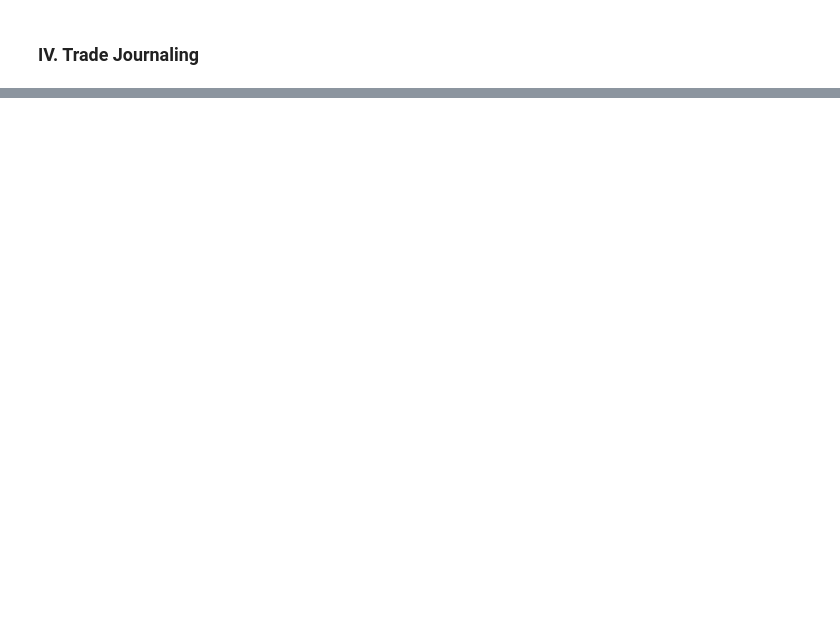
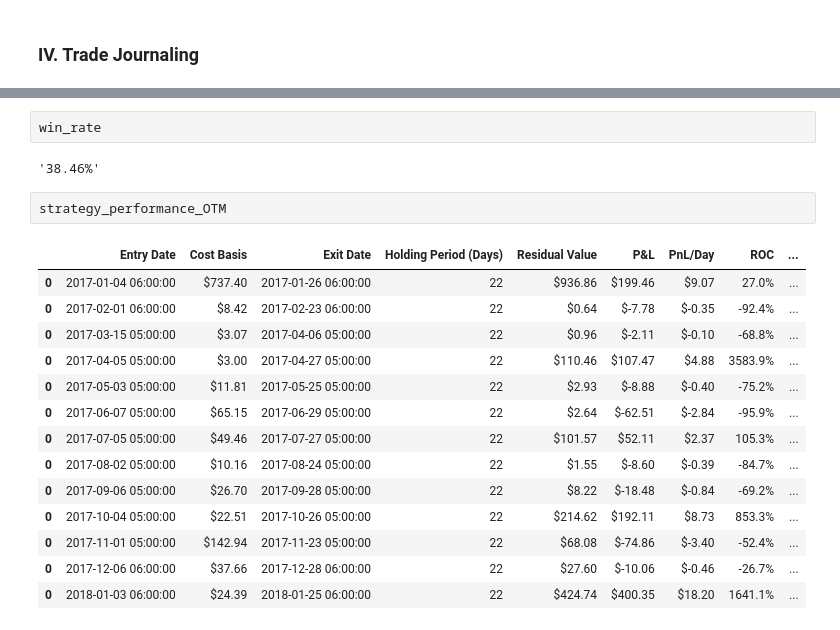
Before and after one commit to chen-albert-liang/Optegic, a Jupyter notebook: BullishStrategy/Long Call Option.ipynb, the cells around one changed output, grey strips where cells are left out. Drawn from its saved outputs; the diff is of its cells as text; blank space fills up the shorter version.

```diff
--- a/BullishStrategy/Long Call Option.ipynb
+++ b/BullishStrategy/Long Call Option.ipynb
@@ -104,0 +226,21 @@ payoff_calc.strategy_summary
+# %%
+win_rate
+# %% [output]
+'38.46%'
+# %%
+strategy_performance_OTM
+# %% [output]
+|  | Entry Date | Cost Basis | Exit Date | Holding Period (Days) | Residual Value | P&L | PnL/Day | ROC | ... |
+| 0 | 2017-01-04 06:00:00 | $737.40 | 2017-01-26 06:00:00 | 22 | $936.86 | $199.46 | $9.07 | 27.0% | ... |
+| 0 | 2017-02-01 06:00:00 | $8.42 | 2017-02-23 06:00:00 | 22 | $0.64 | $-7.78 | $-0.35 | -92.4% | ... |
+| 0 | 2017-03-15 05:00:00 | $3.07 | 2017-04-06 05:00:00 | 22 | $0.96 | $-2.11 | $-0.10 | -68.8% | ... |
+| 0 | 2017-04-05 05:00:00 | $3.00 | 2017-04-27 05:00:00 | 22 | $110.46 | $107.47 | $4.88 | 3583.9% | ... |
+| 0 | 2017-05-03 05:00:00 | $11.81 | 2017-05-25 05:00:00 | 22 | $2.93 | $-8.88 | $-0.40 | -75.2% | ... |
+| 0 | 2017-06-07 05:00:00 | $65.15 | 2017-06-29 05:00:00 | 22 | $2.64 | $-62.51 | $-2.84 | -95.9% | ... |
+| 0 | 2017-07-05 05:00:00 | $49.46 | 2017-07-27 05:00:00 | 22 | $101.57 | $52.11 | $2.37 | 105.3% | ... |
+| 0 | 2017-08-02 05:00:00 | $10.16 | 2017-08-24 05:00:00 | 22 | $1.55 | $-8.60 | $-0.39 | -84.7% | ... |
+| 0 | 2017-09-06 05:00:00 | $26.70 | 2017-09-28 05:00:00 | 22 | $8.22 | $-18.48 | $-0.84 | -69.2% | ... |
+| 0 | 2017-10-04 05:00:00 | $22.51 | 2017-10-26 05:00:00 | 22 | $214.62 | $192.11 | $8.73 | 853.3% | ... |
+| 0 | 2017-11-01 05:00:00 | $142.94 | 2017-11-23 05:00:00 | 22 | $68.08 | $-74.86 | $-3.40 | -52.4% | ... |
+| 0 | 2017-12-06 06:00:00 | $37.66 | 2017-12-28 06:00:00 | 22 | $27.60 | $-10.06 | $-0.46 | -26.7% | ... |
+| 0 | 2018-01-03 06:00:00 | $24.39 | 2018-01-25 06:00:00 | 22 | $424.74 | $400.35 | $18.20 | 1641.1% | ... |
```
Also changed, not shown: parts of 26 cells of this notebook, 6 other files.
